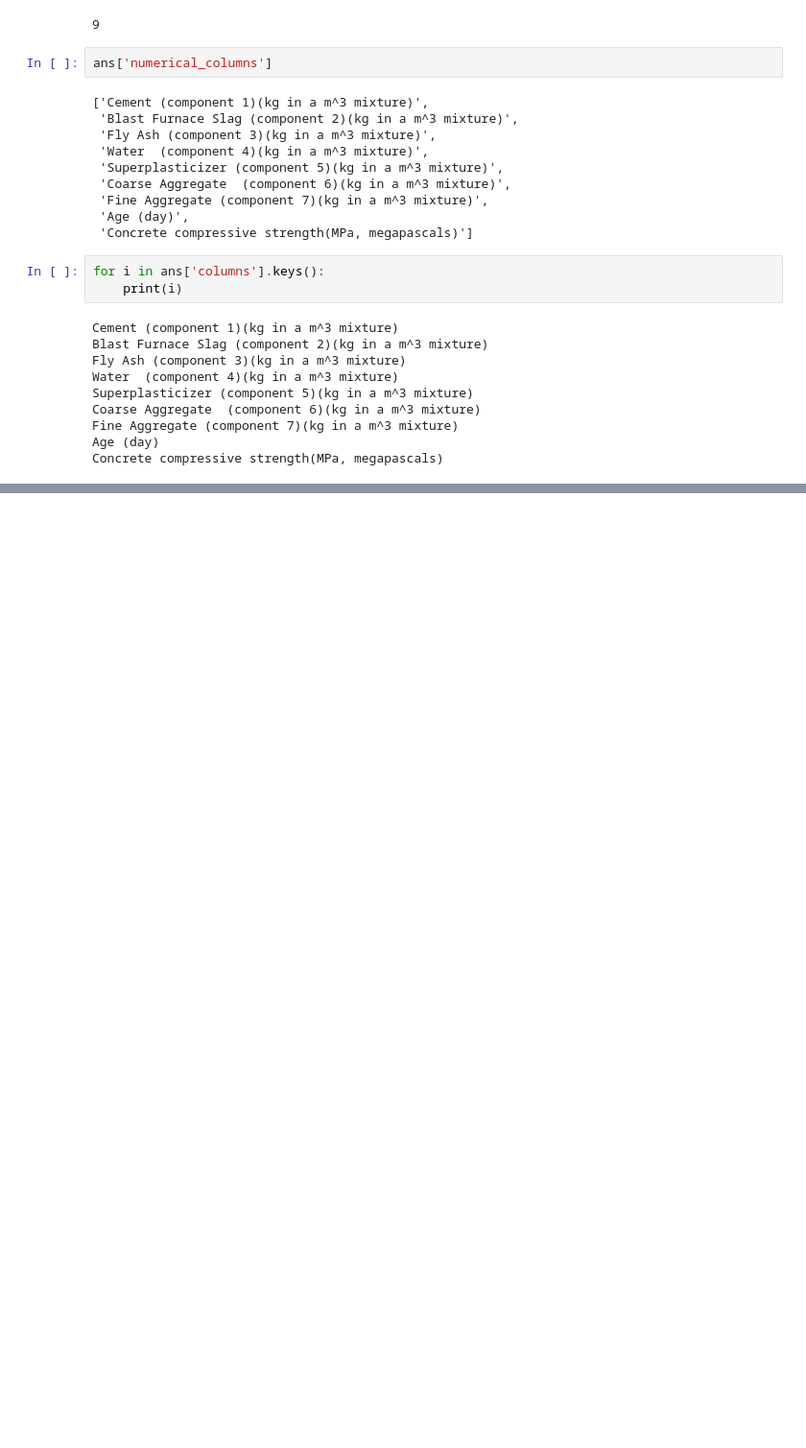
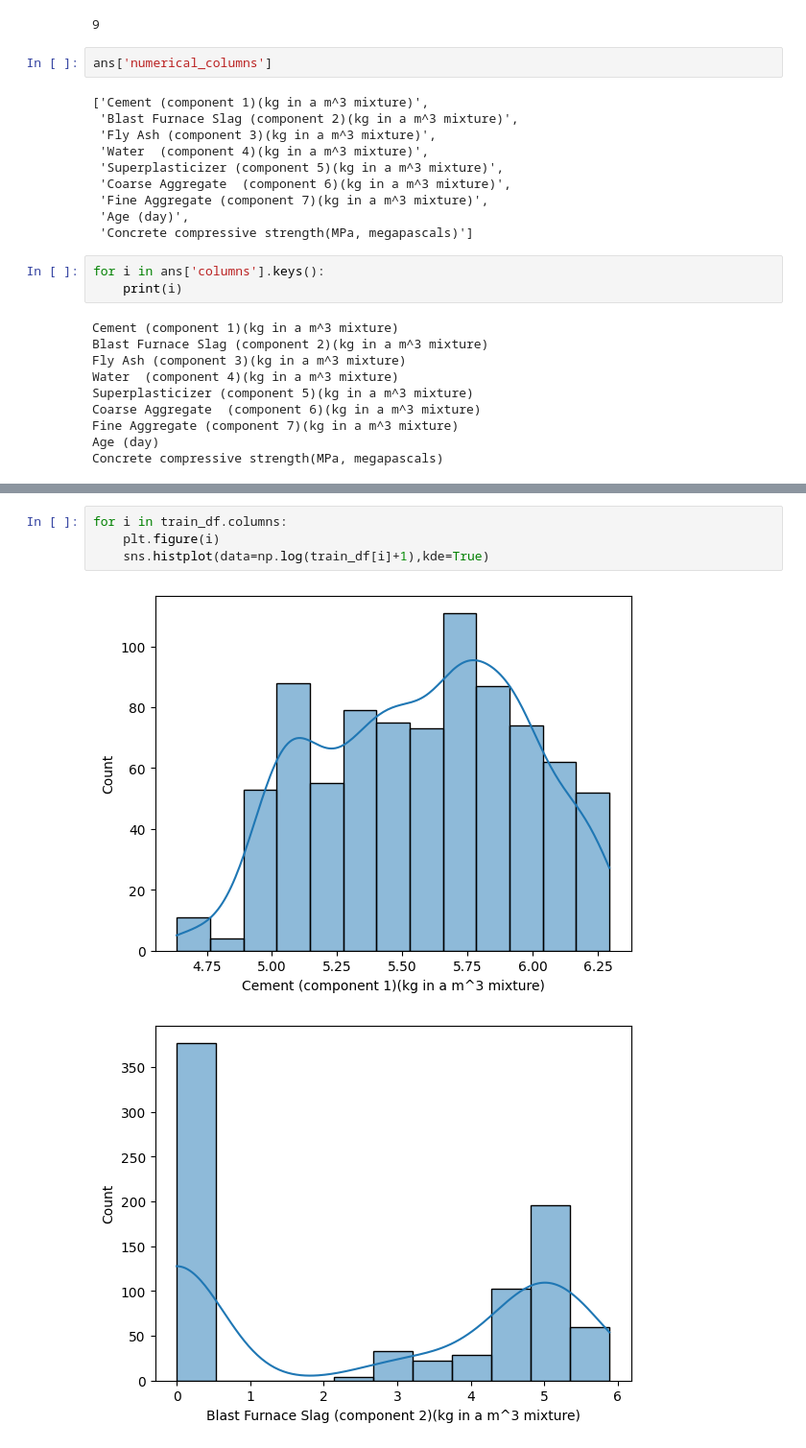
Before and after one commit to mananshah511/cement_strength_prediction, a Jupyter notebook: example.ipynb, the cells around one changed output, grey strips where cells are left out. Shown at 96% size. Saved outputs shown, nothing was run; the diff lists cells and outputs as text; blank space fills up the shorter version.

```diff
--- a/example.ipynb
+++ b/example.ipynb
@@ -98,0 +202,7 @@ Concrete compressive strength(MPa, megapascals)
+# %%
+for i in train_df.columns:
+    plt.figure(i)
+    sns.histplot(data=np.log(train_df[i]+1),kde=True)
+# %% [output]
+[figure, added]
+[figure, added]
```
Also changed, not shown: parts of 59 cells of this notebook, 24 other files.
